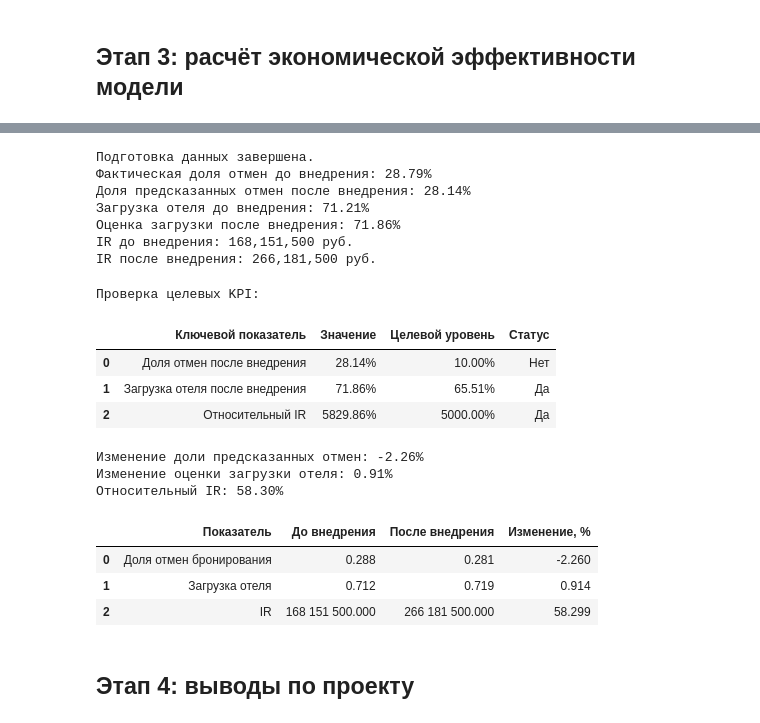
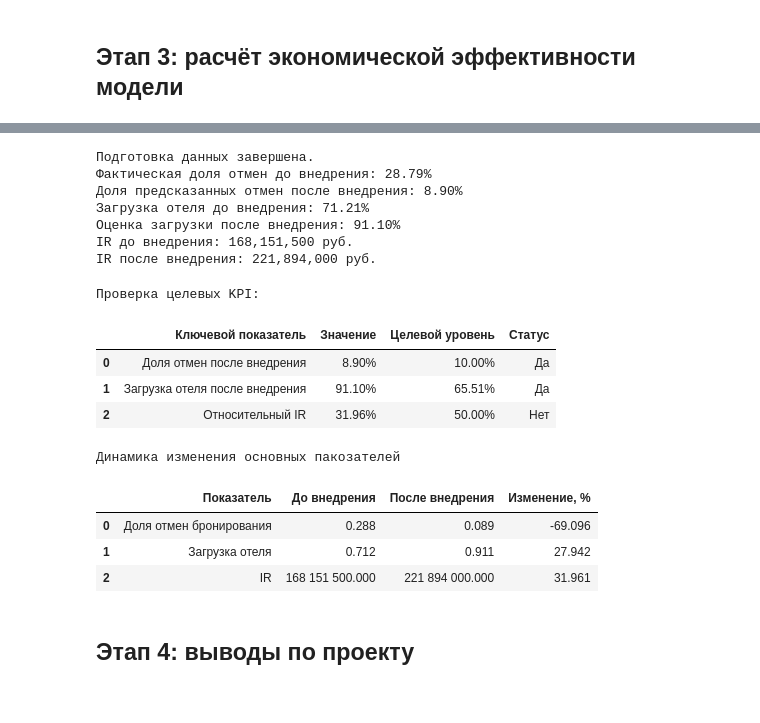
Before and after one commit to MEYakunin/Sprint17_Booking_Cancellation_Predict, a Jupyter notebook: Sprint17_Booking_Cancellation_Predict.ipynb, the cells around one changed output, grey strips where cells are left out. Drawn from its saved outputs; the diff is of its cells as text; code cells hidden in the pictures.

```diff
--- a/Sprint17_Booking_Cancellation_Predict.ipynb
+++ b/Sprint17_Booking_Cancellation_Predict.ipynb
@@ -685,7 +784,7 @@ def extract_time_features(df):
     """Функция для извлечения новых признаков из datetime"""
     df = df.copy()
 
-    for col in ['booking_date', 'review_date']:
+    for col in df.select_dtypes(include='datetime').columns.to_list():
         # Если дата пропущена, заполняем дефолтной эпохой, чтобы .dt работал без ошибок
         temp_date = df[col].fillna(pd.Timestamp('1970-01-01'))
 
@@ -945,6 +1036,7 @@ numeric_pipe = Pipeline(steps=[
 
 # Создание категориального пайплайна
 category_pipe = Pipeline(steps=[
+    ('imputer', SimpleImputer(strategy='constant', fill_value='missing')),
     ('one', OneHotEncoder(handle_unknown='ignore', sparse_output=False))
 ])
 
@@ -979,11 +1071,11 @@ def fit_predict_cv(model, name_model, X_train, y_train, metrics_result_df, all_m
     val_size = 2000
 
     for train_idx, val_idx in cv.split(X_train, y_train):
-        X_tr, X_temp = X_train.iloc[train_idx], X_train.iloc[val_idx]
-        y_tr, y_temp = y_train.iloc[train_idx], y_train.iloc[val_idx]
+        X_tr, X_val = X_train.iloc[train_idx], X_train.iloc[val_idx]
+        y_tr, y_val = y_train.iloc[train_idx], y_train.iloc[val_idx]
         # Ограничиваем валидационную выборку до 2000 строк
-        X_val = X_temp.sample(n=val_size, random_state=RANDOM_STATE)
-        y_val = y_temp.loc[X_val.index]
+        # X_val = X_temp.sample(n=val_size, random_state=RANDOM_STATE)
+        # y_val = y_temp.loc[X_val.index]
 
         model = clone(model)
         model.fit(X_tr, y_tr)
@@ -1437,0 +1501,18 @@ best_calibrated_predictions = (best_calibrated_proba >= best_calibrated_threshol
+# %%
+# Сортируем по Incremental Revenue для выбора порога
+threshold_df = threshold_df[threshold_df['flagged_share'] <= 0.1]
+threshold_df = threshold_df.sort_values('IR', ascending=False).reset_index(drop=True)
+
+best_threshold = threshold_df.iloc[0]['threshold']
+best_threshold_IR = threshold_df.iloc[0]['IR']
+
+print(f'Оптимальный порог классификации на калибровочной выборке: {best_threshold:.2f}')
+print(f'Максимальный Incremental Revenue при этом пороге: {best_threshold_IR:,.0f} руб.')
+
+# Выводим топ-10 порогов с наибольшим Incremental Revenue
+display(threshold_df.head(10))
+
+# Сохраняем значения для дальнейшего использования
+best_calibrated_threshold = best_threshold
+best_calibrated_threshold_ir = best_threshold_IR
+best_calibrated_predictions = (best_calibrated_proba >= best_calibrated_threshold).astype(int)
@@ -1699,12 +1747,5 @@ display(top_features)
 # %%
-# Этап 3.1: Подготовка данных для расчётов
-
-if 'final_model' not in globals() or 'final_threshold' not in globals() or 'final_test_predictions' not in globals():
-    raise ValueError('Сначала выполните этапы: выбор лучшей модели, калибровка и фиксация итоговой модели.')
-
 # Приводим целевую переменную к массиву для расчётов
-# y_test — фактические метки, final_test_predictions — предсказания итоговой модели
-
 y_test_arr = y_test.to_numpy(dtype=int)
 final_test_predictions = final_test_predictions.astype(int)
 
@@ -1752,21 +1793,14 @@ print(f'IR после внедрения: {post_model_ir:,.0f} руб.')
 # %% [output]
 Подготовка данных завершена.
 Фактическая доля отмен до внедрения: 28.79%
-Доля предсказанных отмен после внедрения: 28.14%
+Доля предсказанных отмен после внедрения: 8.90%
 Загрузка отеля до внедрения: 71.21%
-Оценка загрузки после внедрения: 71.86%
+Оценка загрузки после внедрения: 91.10%
 IR до внедрения: 168,151,500 руб.
-IR после внедрения: 266,181,500 руб.
+IR после внедрения: 221,894,000 руб.
 # %%
-# Этап 3.3: Сравнение с целевыми KPI
-
-# Целевые показатели по условию проекта
-TARGET_CANCEL_SHARE = 0.10
-MAX_OCCUPANCY_DROP = 0.08
-MIN_RELATIVE_IR = 50
-
 # Относительный IR на основе корректно сохранённых значений
-relative_ir_pct = ((stage3_after['ir'] - stage3_before['ir']) / stage3_before['ir']) * 100
+relative_ir_pct = ((stage3_after['ir'] - stage3_before['ir']) / stage3_before['ir'])
 
 # Проверяем достижение целевых метрик
 cancel_share_target_met = stage3_after['predicted_cancel_share'] <= TARGET_CANCEL_SHARE
@@ -1789,39 +1823,37 @@ kpi_check_df = pd.DataFrame(
             'Статус': 'Да' if occupancy_drop_allowed else 'Нет',
         },
         {
             'Ключевой показатель': 'Относительный IR',
             'Значение': relative_ir_pct,
             'Целевой уровень': MIN_RELATIVE_IR,
             'Статус': 'Да' if relative_ir_target_met else 'Нет',
         },
     ]
 )
 
 # Приводим значения к процентам, где нужно
 kpi_check_df['Значение'] = kpi_check_df['Значение'].apply(lambda x: f'{x:.2%}' if pd.notna(x) else x)
 kpi_check_df['Целевой уровень'] = kpi_check_df['Целевой уровень'].apply(
     lambda x: f'{x:.2%}' if isinstance(x, (int, float)) else x
 )
 
 print('Проверка целевых KPI:')
 display(kpi_check_df)
 
 # Дополнительно сохраняем для дальнейшего анализа
 stage3_kpi = {
     'cancel_share_target_met': cancel_share_target_met,
     'occupancy_drop_allowed': occupancy_drop_allowed,
     'relative_ir_target_met': relative_ir_target_met,
     'kpi_check_df': kpi_check_df,
 }
 # %% [output]
 Проверка целевых KPI:
 |  | Ключевой показатель | Значение | Целевой уровень | Статус |
-| 0 | Доля отмен после внедрения | 28.14% | 10.00% | Нет |
-| 1 | Загрузка отеля после внедрения | 71.86% | 65.51% | Да |
-| 2 | Относительный IR | 5829.86% | 5000.00% | Да |
+| 0 | Доля отмен после внедрения | 8.90% | 10.00% | Да |
+| 1 | Загрузка отеля после внедрения | 91.10% | 65.51% | Да |
+| 2 | Относительный IR | 31.96% | 50.00% | Нет |
 # %%
-# Этап 3.2: Расчёт динамики показателей
-
 # Динамика доли отмен
 cancel_share_change = ((stage3_after['predicted_cancel_share'] - stage3_before['cancel_share']) / stage3_before['cancel_share']) * 100
 
@@ -1836,10 +1868,6 @@ stage3_dynamics = {
     'occupancy_change_pct': occupancy_change,
     'relative_ir_pct': relative_ir,
 }
-
-print(f'Изменение доли предсказанных отмен: {cancel_share_change:.2f}%')
-print(f'Изменение оценки загрузки отеля: {occupancy_change:.2f}%')
-print(f'Относительный IR: {relative_ir:.2f}%')
 
 stage3_dynamics_df = pd.DataFrame(
     [
@@ -1864,15 +1892,14 @@ stage3_dynamics_df = pd.DataFrame(
     ]
 )
 
+print('Динамика изменения основных пакозателей')
 display(stage3_dynamics_df)
 # %% [output]
-Изменение доли предсказанных отмен: -2.26%
-Изменение оценки загрузки отеля: 0.91%
-Относительный IR: 58.30%
+Динамика изменения основных пакозателей
 |  | Показатель | До внедрения | После внедрения | Изменение, % |
-| 0 | Доля отмен бронирования | 0.288 | 0.281 | -2.260 |
-| 1 | Загрузка отеля | 0.712 | 0.719 | 0.914 |
-| 2 | IR | 168 151 500.000 | 266 181 500.000 | 58.299 |
+| 0 | Доля отмен бронирования | 0.288 | 0.089 | -69.096 |
+| 1 | Загрузка отеля | 0.712 | 0.911 | 27.942 |
+| 2 | IR | 168 151 500.000 | 221 894 000.000 | 31.961 |
 # %% [markdown]
 ## Этап 4: выводы по проекту
 # %% [markdown]
```
Also changed, not shown: parts of 20 cells of this notebook, 4 other files.
